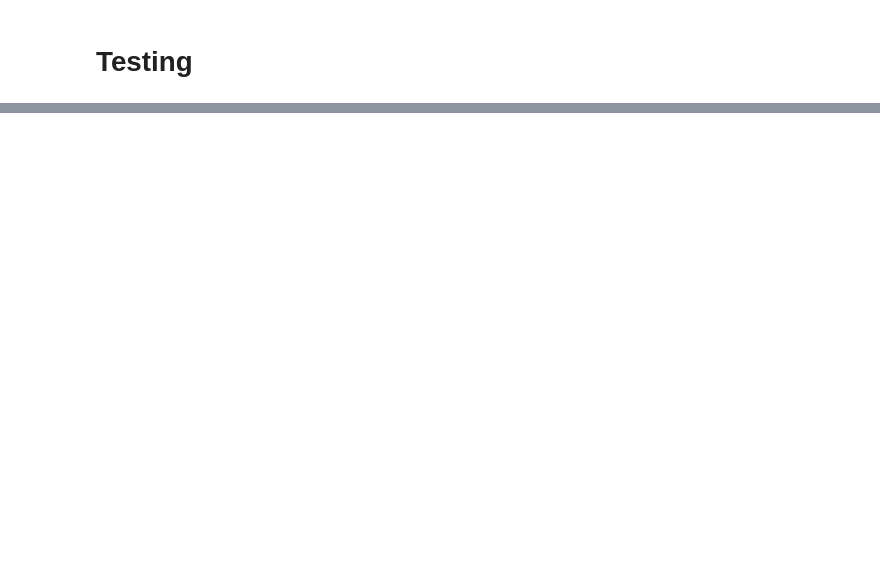
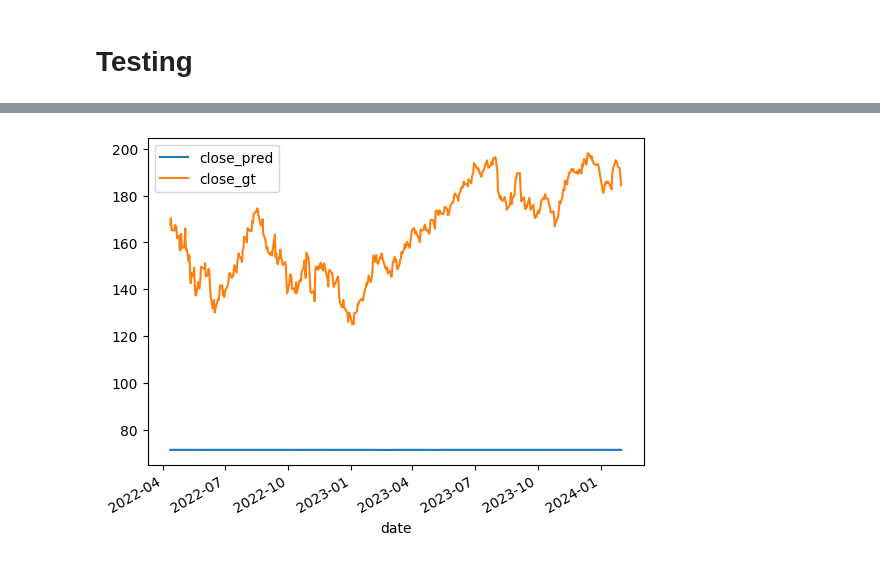
Before and after one commit to oragamiman01/stock_prediction, a Jupyter notebook: test_transformer.ipynb, the cells around one changed output, grey strips where cells are left out. Cells and saved outputs as stored; diff of their text form; code cells hidden in the pictures; blank space fills up the shorter version.

```diff
--- a/test_transformer.ipynb
+++ b/test_transformer.ipynb
@@ -184,12 +185,12 @@ model = TransformerModel(input_dim=indims, output_dim=outdims, d_model=d_model,
 # Train the model
 criterion = nn.MSELoss()
 optimizer = torch.optim.Adam(model.parameters(), lr=0.001)
-scheduler = ReduceLROnPlateau(optimizer, 'min', factor=0.5, patience=10, verbose=True)
+scheduler = ReduceLROnPlateau(optimizer, 'min', factor=0.5, patience=5)
 
 early_stop_count = 0
 min_val_loss = float('inf')
 
-for epoch in range(epochs):
+for epoch in tqdm(range(epochs)):
     model.train()
     train_losses = []
     for batch in train_loader:
@@ -241,6 +239,17 @@ fn = f'AAPL_model_{datetime.now().strftime("%Y%m%d")}.pt'
 torch.save(model.state_dict(), os.path.join(saved_weights_path, fn))
 # %% [markdown]
 # Testing
+# %%
+def rename_cols(df, suffix, exclude):
+    new_names = dict()
+    cols = list(df.columns)
+    for n in exclude:
+        cols.remove(n)
+    for c in cols:
+        new_names[c] = c + suffix
+
+    df = df.rename(columns=new_names)
+    return df
 # %%
 # testing with metrics
 # model = TransformerModel(input_dim=indims, output_dim=outdims).to(device)
@@ -248,9 +257,9 @@ torch.save(model.state_dict(), os.path.join(saved_weights_path, fn))
 results = []
 gt_preds = []
 with torch.no_grad():
-    for i, batch in enumerate(test_loader):
+    for i, batch in tqdm(enumerate(test_loader)):
         x_batch, y_batch = batch
-        tickers = [num_to_ticker[y_batch.detach().numpy()[idx,-1]] for idx in range(y_batch.shape[0])]
+        tickers = [num_to_ticker[str(y_batch.detach().numpy()[idx,-1])] for idx in range(y_batch.shape[0])]
         y_batch = y_batch[:, feature_cols_idx]
         x_batch, y_batch = x_batch.to(device), y_batch.to(device)
         outputs = model(x_batch)
@@ -267,3 +276,7 @@ df_gt = pd.DataFrame(gt_preds, columns=columns)
 for co in companies:
     df_pred[df_pred['ticker'] == co] = reverse_z_norm(df_pred, company_stats[co], col_exclude=['ticker', 'date'])
     df_gt[df_pred['ticker'] == co] = reverse_z_norm(df_gt, company_stats[co], col_exclude=['ticker', 'date'])
+
+df_pred = rename_cols(df_pred, '_pred', ['date', 'ticker'])
+df_gt = rename_cols(df_gt, '_gt', ['date', 'ticker'])
+df_merged = pd.merge(df_pred, df_gt, 'inner')
@@ -302,0 +283,4 @@ directional_accuracy(df_gt['close'], df_pred['high'])
+# %%
+df_merged['pct_change_pred'] = df_merged['close_pred'].pct_change()
+df_merged = df_merged.dropna()
+df_merged.head()
@@ -302,0 +294,7 @@ directional_accuracy(df_gt['close'], df_pred['high'])
+# %%
+df_merged[df_merged['ticker'] == 'AAPL'].plot(x='date', y=['close_pred', 'close_gt'])
+plt.legend()
+plt.title(f"AAPL Close Prediction vs Ground Truth")
+plt.show()
+# %% [output]
+[figure, added]
```
Also changed, not shown: parts of 14 cells of this notebook, 1 other file.
